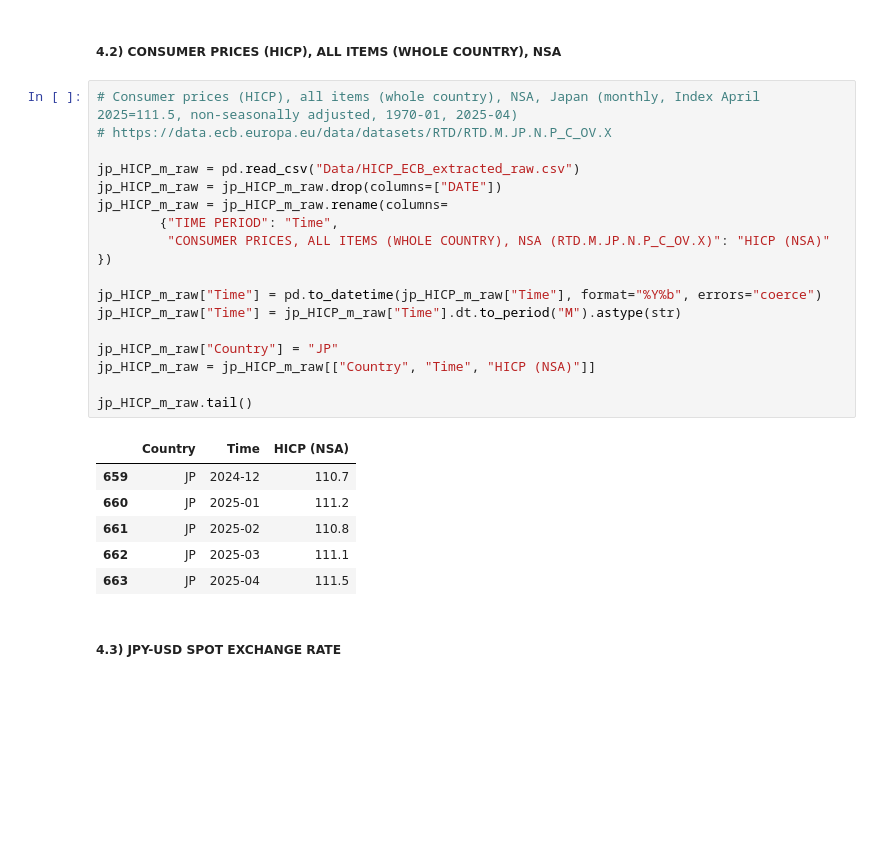
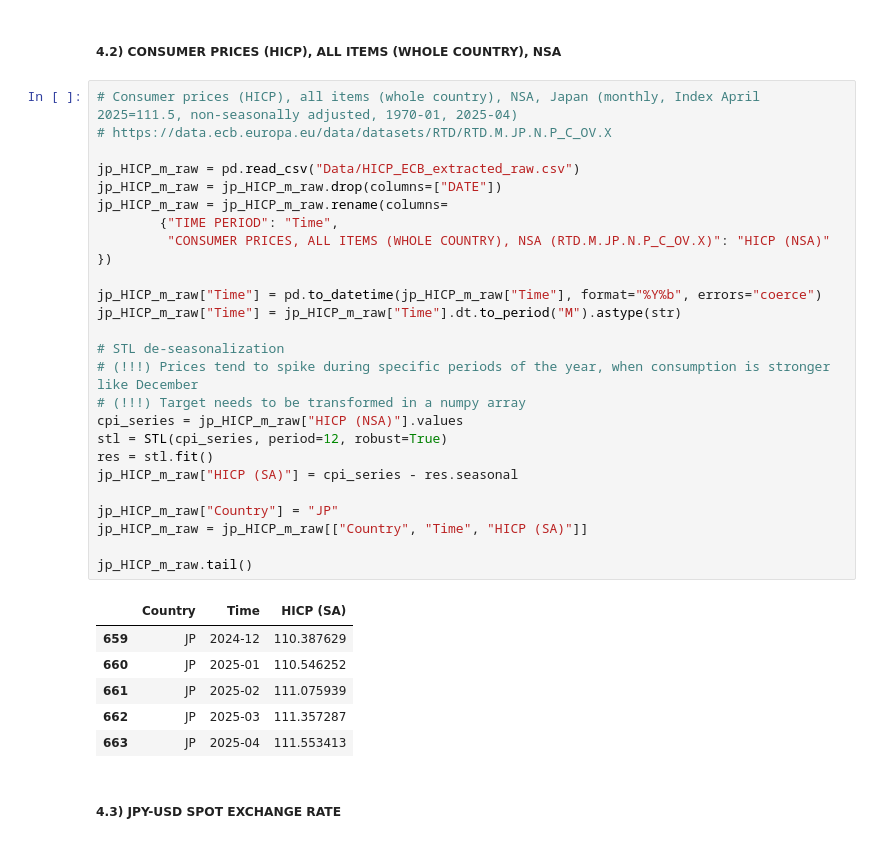
Before and after one commit to EliaLand/Policy_Target_RegimeSwitchingPersistence, a Jupyter notebook: Module1_data_extraction_manipulation.ipynb, the cells around one changed output. Saved outputs shown, nothing was run; the diff lists cells and outputs as text; blank space fills up the shorter version.

```diff
--- a/Module1_data_extraction_manipulation.ipynb
+++ b/Module1_data_extraction_manipulation.ipynb
@@ -116,28 +117,36 @@ REXUSDJPY_m_raw.tail()
 # %%
 # Consumer prices (HICP), all items (whole country), NSA, Japan (monthly, Index April 2025=111.5, non-seasonally adjusted, 1970-01, 2025-04)
 # https://data.ecb.europa.eu/data/datasets/RTD/RTD.M.JP.N.P_C_OV.X
 
 jp_HICP_m_raw = pd.read_csv("Data/HICP_ECB_extracted_raw.csv")
 jp_HICP_m_raw = jp_HICP_m_raw.drop(columns=["DATE"])
 jp_HICP_m_raw = jp_HICP_m_raw.rename(columns=
         {"TIME PERIOD": "Time",
          "CONSUMER PRICES, ALL ITEMS (WHOLE COUNTRY), NSA (RTD.M.JP.N.P_C_OV.X)": "HICP (NSA)"
 })
 
 jp_HICP_m_raw["Time"] = pd.to_datetime(jp_HICP_m_raw["Time"], format="%Y%b", errors="coerce")
 jp_HICP_m_raw["Time"] = jp_HICP_m_raw["Time"].dt.to_period("M").astype(str)
 
+# STL de-seasonalization
+# (!!!) Prices tend to spike during specific periods of the year, when consumption is stronger like December
+# (!!!) Target needs to be transformed in a numpy array
+cpi_series = jp_HICP_m_raw["HICP (NSA)"].values
+stl = STL(cpi_series, period=12, robust=True)
+res = stl.fit()
+jp_HICP_m_raw["HICP (SA)"] = cpi_series - res.seasonal
+
 jp_HICP_m_raw["Country"] = "JP"
-jp_HICP_m_raw = jp_HICP_m_raw[["Country", "Time", "HICP (NSA)"]]
+jp_HICP_m_raw = jp_HICP_m_raw[["Country", "Time", "HICP (SA)"]]
 
 jp_HICP_m_raw.tail()
 # %% [output]
-|  | Country | Time | HICP (NSA) |
-| 659 | JP | 2024-12 | 110.7 |
-| 660 | JP | 2025-01 | 111.2 |
-| 661 | JP | 2025-02 | 110.8 |
-| 662 | JP | 2025-03 | 111.1 |
-| 663 | JP | 2025-04 | 111.5 |
+|  | Country | Time | HICP (SA) |
+| 659 | JP | 2024-12 | 110.387629 |
+| 660 | JP | 2025-01 | 110.546252 |
+| 661 | JP | 2025-02 | 111.075939 |
+| 662 | JP | 2025-03 | 111.357287 |
+| 663 | JP | 2025-04 | 111.553413 |
 # %% [markdown]
 ##### **4.3) JPY-USD SPOT EXCHANGE RATE**
 # %%
```
Also changed, not shown: parts of 9 cells of this notebook, 9 other files.
